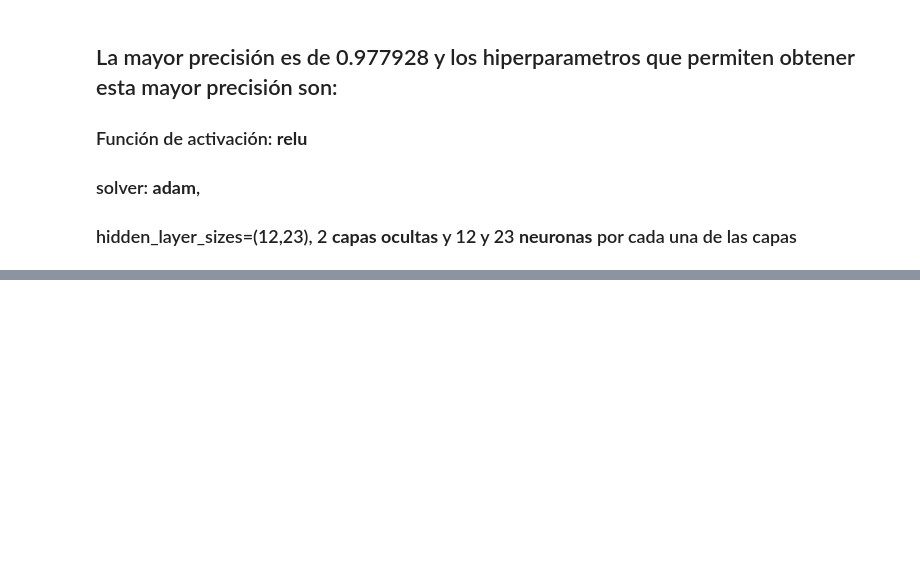
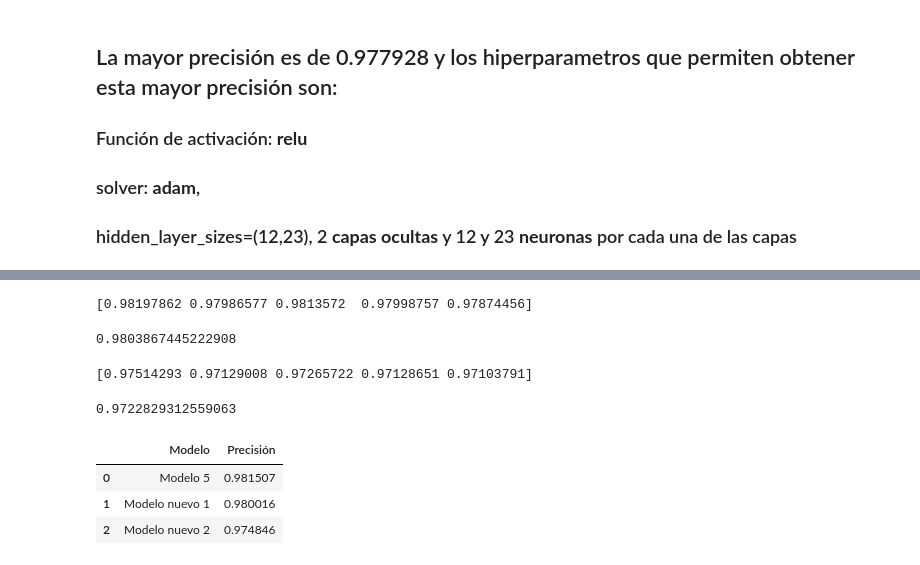
Before and after one commit to ManuelM07/Informe-machine-learning, a Jupyter notebook: Informe - ML/nb1_redes_neuronales.ipynb, the cells around one changed output, grey strips where cells are left out. Drawn from its saved outputs; the diff is of its cells as text; code cells hidden in the pictures; blank space fills up the shorter version.

Commit message:
Crear modelos con nuevo hiperparámetro
Se crean 2 nuevos modelos con el hiperparámetro epsilon

```diff
--- a/Informe - ML/nb1_redes_neuronales.ipynb
+++ b/Informe - ML/nb1_redes_neuronales.ipynb
@@ -350,0 +353,31 @@ tabla_precision
+# %%
+modelo6 = MLPClassifier(activation='logistic', solver='adam', alpha=1e-5, hidden_layer_sizes=(12, 23), epsilon=1e-7, random_state=123)
+modelo6.fit(X_train, y_train)
+scores6 = cross_val_score(modelo6, X_train, y_train, cv=5, scoring='accuracy')
+print(scores6)
+scores6.mean()
+# %% [output]
+[0.98197862 0.97986577 0.9813572  0.97998757 0.97874456]
+0.9803867445222908
+# %%
+modelo7 = MLPClassifier(activation='logistic', solver='adam', alpha=1e-5, hidden_layer_sizes=(12, 23), epsilon=1e-1, random_state=123)
+modelo7.fit(X_train, y_train)
+scores7 = cross_val_score(modelo7, X_train, y_train, cv=5, scoring='accuracy')
+print(scores7)
+scores7.mean()
+# %% [output]
+[0.97514293 0.97129008 0.97265722 0.97128651 0.97103791]
+0.9722829312559063
+# %%
+y_pred6 = modelo6.predict(X_test)
+y_pred7 = modelo7.predict(X_test)
+# %%
+modelos.append(["Modelo nuevo 1", accuracy_score(y_test, y_pred6)])
+modelos.append(["Modelo nuevo 2", accuracy_score(y_test, y_pred7)])
+tabla_precision=pd.DataFrame(modelos[4:], columns=["Modelo", "Precisión"])
+tabla_precision
+# %% [output]
+|  | Modelo | Precisión |
+| 0 | Modelo 5 | 0.981507 |
+| 1 | Modelo nuevo 1 | 0.980016 |
+| 2 | Modelo nuevo 2 | 0.974846 |
```
Also changed, not shown: parts of 14 cells of this notebook.
